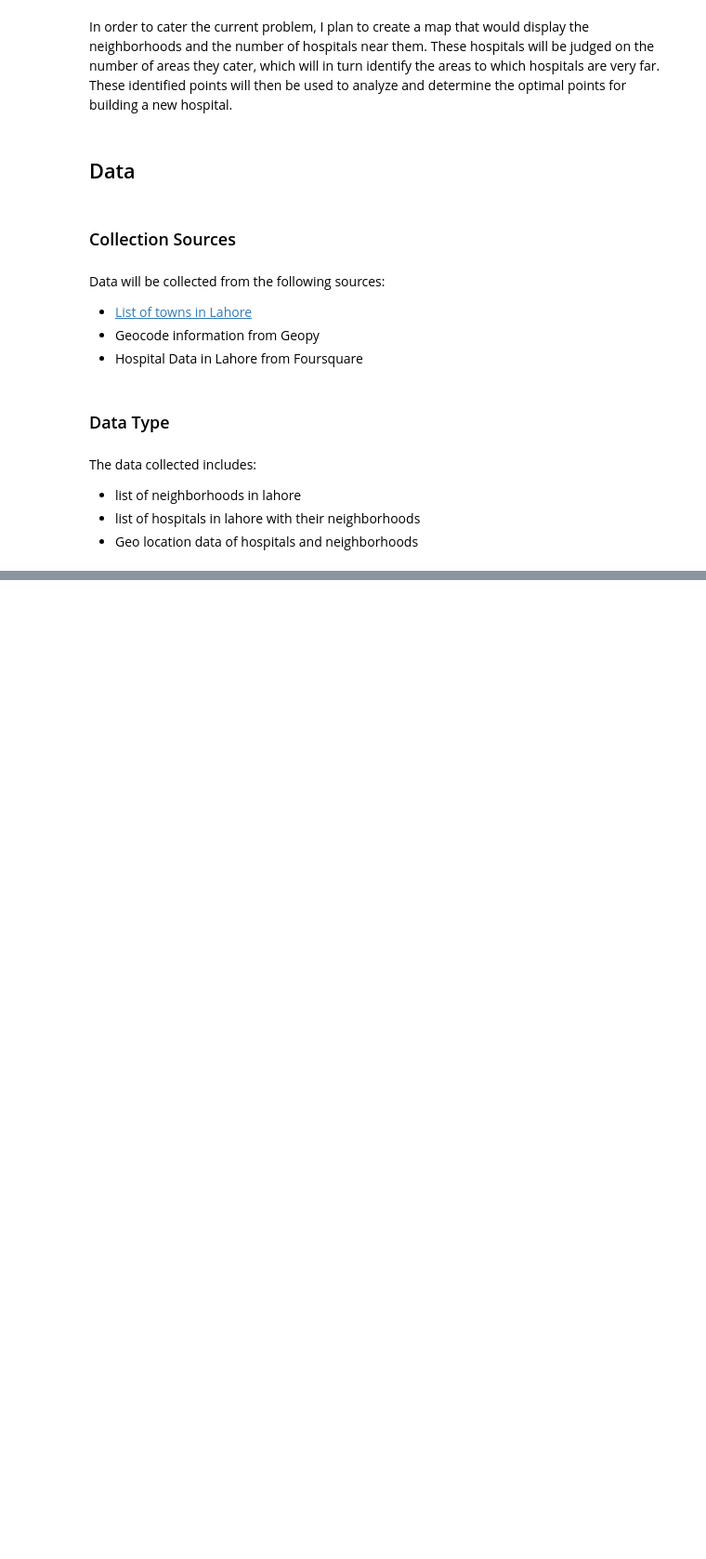
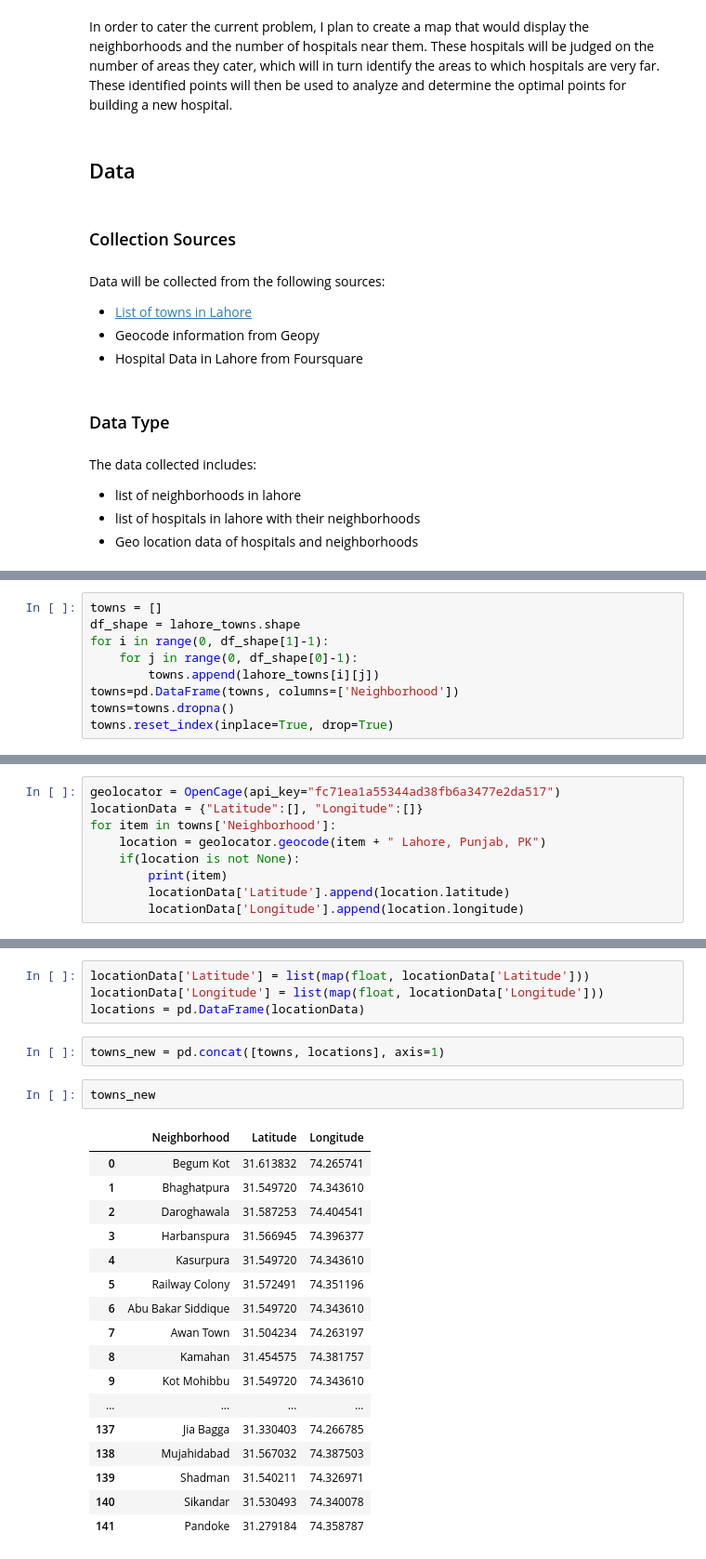
Before and after one commit to mh273/Coursera_Capstone, a Jupyter notebook: Week4.ipynb, the cells around one changed output, grey strips where cells are left out. Shown: that part at 93% size. Saved outputs shown, nothing was run; the diff lists cells and outputs as text; blank space fills up the shorter version.

```diff
--- a/Week4.ipynb
+++ b/Week4.ipynb
@@ -32,0 +128,9 @@ The data collected includes:
+# %%
+towns = []
+df_shape = lahore_towns.shape
+for i in range(0, df_shape[1]-1):
+    for j in range(0, df_shape[0]-1):
+        towns.append(lahore_towns[i][j])
+towns=pd.DataFrame(towns, columns=['Neighborhood'])
+towns=towns.dropna()
+towns.reset_index(inplace=True, drop=True)
@@ -32,0 +157,9 @@ The data collected includes:
+# %%
+geolocator = OpenCage(api_key="fc71ea1a55344ad38fb6a3477e2da517")
+locationData = {"Latitude":[], "Longitude":[]}
+for item in towns['Neighborhood']:
+    location = geolocator.geocode(item + " Lahore, Punjab, PK")
+    if(location is not None):
+        print(item)
+        locationData['Latitude'].append(location.latitude)
+        locationData['Longitude'].append(location.longitude)
@@ -32,0 +184,26 @@ The data collected includes:
+# %%
+locationData['Latitude'] = list(map(float, locationData['Latitude']))
+locationData['Longitude'] = list(map(float, locationData['Longitude']))
+locations = pd.DataFrame(locationData)
+# %%
+towns_new = pd.concat([towns, locations], axis=1)
+# %%
+towns_new
+# %% [output]
+|  | Neighborhood | Latitude | Longitude |
+| 0 | Begum Kot | 31.613832 | 74.265741 |
+| 1 | Bhaghatpura | 31.549720 | 74.343610 |
+| 2 | Daroghawala | 31.587253 | 74.404541 |
+| 3 | Harbanspura | 31.566945 | 74.396377 |
+| 4 | Kasurpura | 31.549720 | 74.343610 |
+| 5 | Railway Colony | 31.572491 | 74.351196 |
+| 6 | Abu Bakar Siddique | 31.549720 | 74.343610 |
+| 7 | Awan Town | 31.504234 | 74.263197 |
+| 8 | Kamahan | 31.454575 | 74.381757 |
+| 9 | Kot Mohibbu | 31.549720 | 74.343610 |
+| ... | ... | ... | ... |
+| 137 | Jia Bagga | 31.330403 | 74.266785 |
+| 138 | Mujahidabad | 31.567032 | 74.387503 |
+| 139 | Shadman | 31.540211 | 74.326971 |
+| 140 | Sikandar | 31.530493 | 74.340078 |
+| 141 | Pandoke | 31.279184 | 74.358787 |
```
Also changed, not shown: parts of 12 cells of this notebook.
